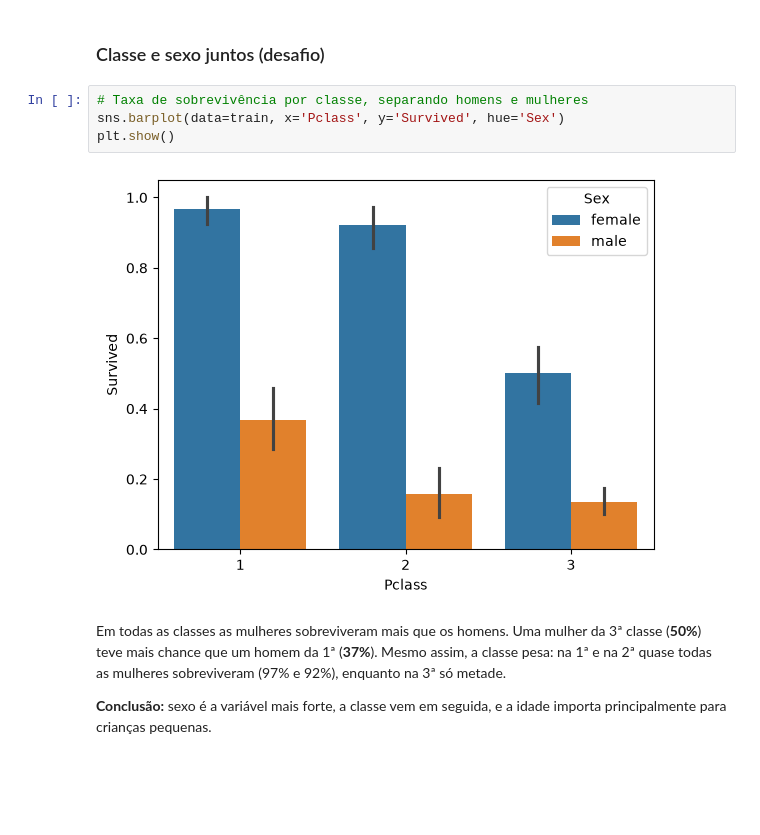
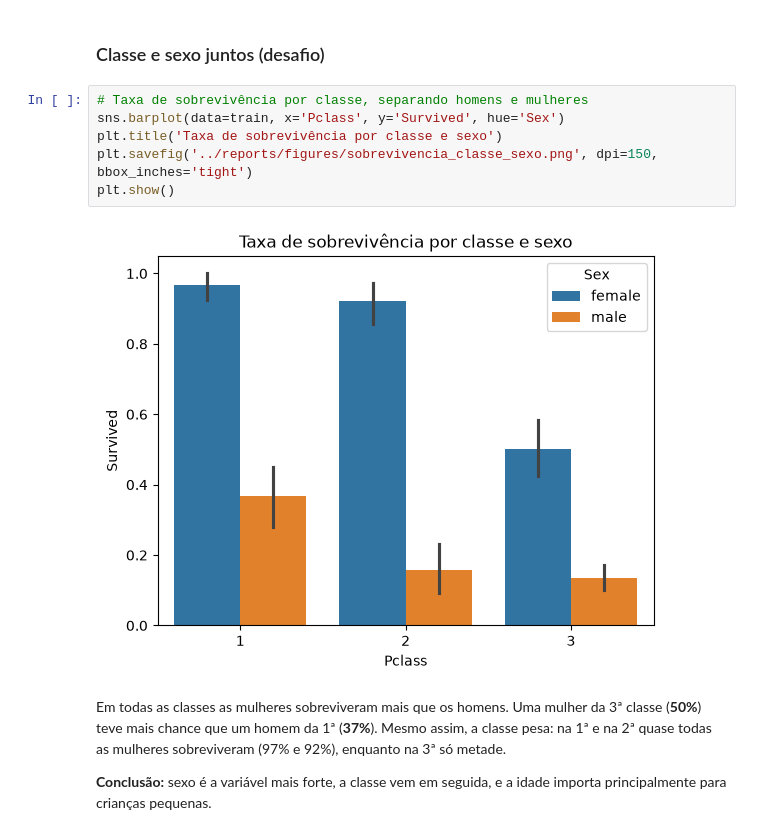
Before and after one commit to emanuelpintosampaio/titanic-kaggle, a Jupyter notebook: notebooks/01_exploracao.ipynb, the cells around one changed output. Cells and saved outputs as stored; diff of their text form; blank space fills up the shorter version.

```diff
--- a/notebooks/01_exploracao.ipynb
+++ b/notebooks/01_exploracao.ipynb
@@ -203,9 +205,11 @@ A 1ª classe pagou muito mais: a tarifa mediana foi de cerca de **60**, contra *
 # %%
 # Taxa de sobrevivência por classe, separando homens e mulheres
 sns.barplot(data=train, x='Pclass', y='Survived', hue='Sex')
+plt.title('Taxa de sobrevivência por classe e sexo')
+plt.savefig('../reports/figures/sobrevivencia_classe_sexo.png', dpi=150, bbox_inches='tight')
 plt.show()
 # %% [output]
-[figure, old version]
+[figure, new version]
 # %% [markdown]
 Em todas as classes as mulheres sobreviveram mais que os homens. Uma mulher da 3ª classe (**50%**) teve mais chance que um homem da 1ª (**37%**). Mesmo assim, a classe pesa: na 1ª e na 2ª quase todas as mulheres sobreviveram (97% e 92%), enquanto na 3ª só metade.
 
```
Also changed, not shown: parts of 2 cells of this notebook, 2 other files.
